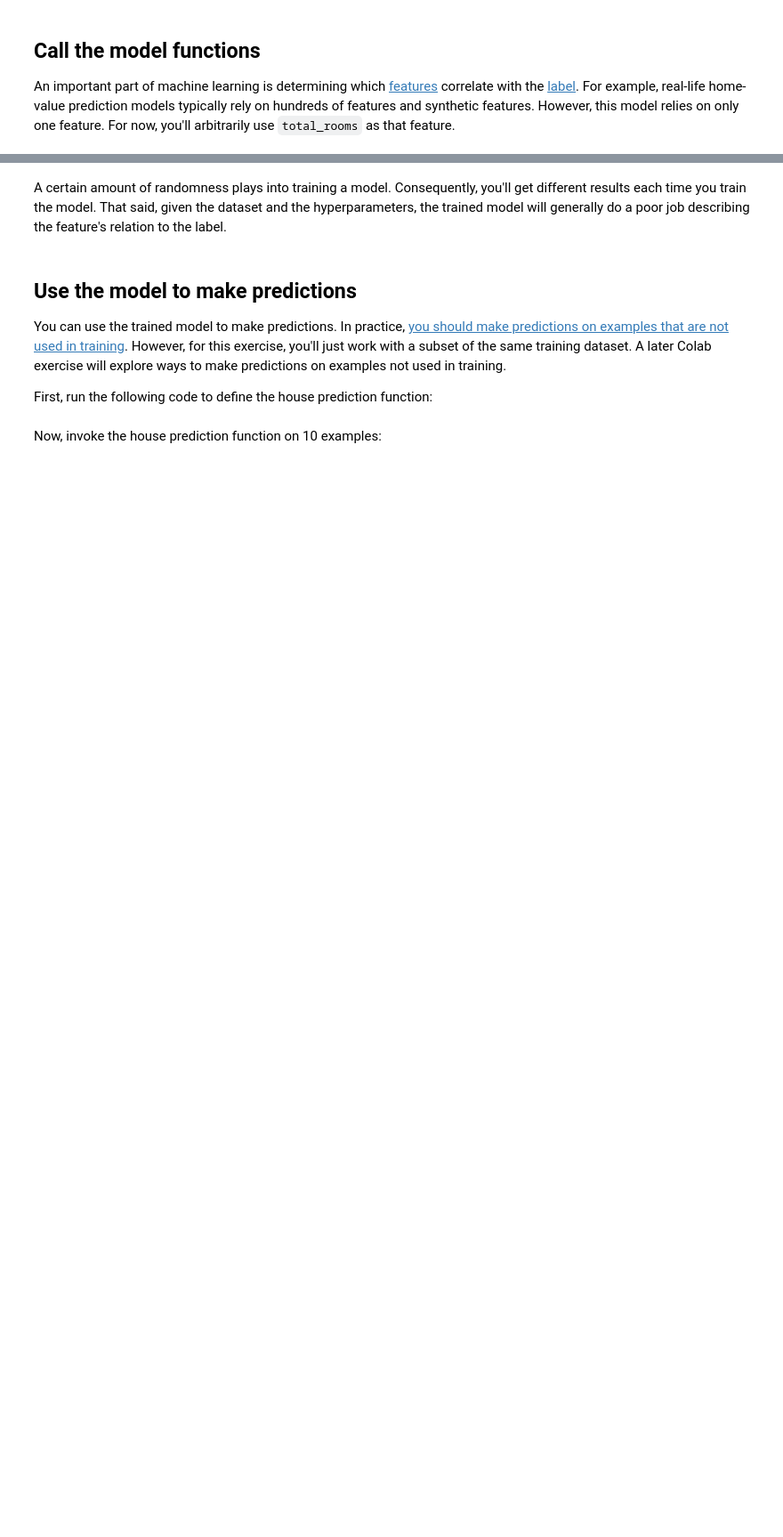
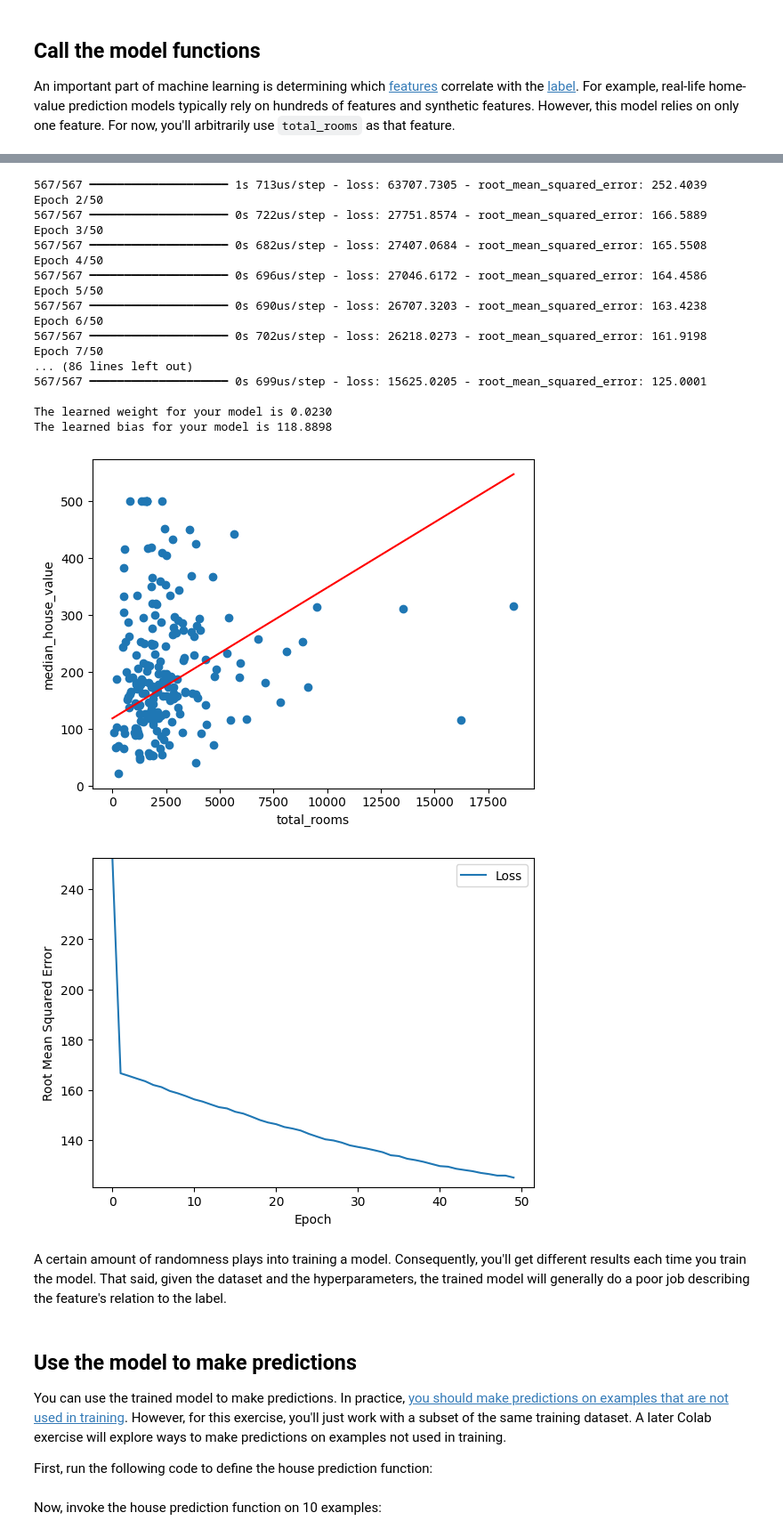
Before and after one commit to leon-pscl/CPE313, a Jupyter notebook: prelim/HOA1.1/HOA_1_Using_Tensorflow_with_a_Real_Dataset_(with_solutions).ipynb, the cells around one changed output, grey strips where cells are left out. Shown at 89% size. Drawn from its saved outputs; the diff is of its cells as text; code cells hidden in the pictures; blank space fills up the shorter version.

```diff
--- a/prelim/HOA1.1/HOA_1_Using_Tensorflow_with_a_Real_Dataset_(with_solutions).ipynb
+++ b/prelim/HOA1.1/HOA_1_Using_Tensorflow_with_a_Real_Dataset_(with_solutions).ipynb
@@ -147,7 +166,7 @@ def build_model(my_learning_rate):
 
   # Compile the model topography into code that TensorFlow can efficiently
   # execute. Configure training to minimize the model's mean squared error.
-  model.compile(optimizer=tf.keras.optimizers.experimental.RMSprop(learning_rate=my_learning_rate),
+  model.compile(optimizer=tf.keras.optimizers.RMSprop(learning_rate=my_learning_rate),
                 loss="mean_squared_error",
                 metrics=[tf.keras.metrics.RootMeanSquaredError()])
 
@@ -206,9 +227,9 @@ def plot_the_model(trained_weight, trained_bias, feature, label):
   # Create a red line representing the model. The red line starts
   # at coordinates (x0, y0) and ends at coordinates (x1, y1).
   x0 = 0
-  y0 = trained_bias
-  x1 = random_examples[feature].max()
-  y1 = trained_bias + (trained_weight * x1)
+  y0 = float(trained_bias)
+  x1 = float(random_examples[feature].max())
+  y1 = float(trained_bias + (trained_weight * x1))
   plt.plot([x0, x1], [y0, y1], c='r')
 
   # Render the scatter plot and the red line.
@@ -234,8 +257,8 @@ print("Defined the plot_the_model and plot_the_loss_curve functions.")
 An important part of machine learning is determining which [features](https://developers.google.com/machine-learning/glossary/#feature) correlate with the [label](https://developers.google.com/machine-learning/glossary/#label). For example, real-life home-value prediction models typically rely on hundreds of features and synthetic features. However, this model relies on only one feature. For now, you'll arbitrarily use `total_rooms` as that feature.
 # %%
 # The following variables are the hyperparameters.
-learning_rate = 0.01
-epochs = 30
+learning_rate = 0.005
+epochs = 50
 batch_size = 30
 
 # Specify the feature and the label.
@@ -258,3 +281,4 @@ print("The learned bias for your model is %.4f\n" % bias )
 
 plot_the_model(weight, bias, my_feature, my_label)
 plot_the_loss_curve(epochs, rmse)
+# %% [output]
@@ -261,3 +286,22 @@ plot_the_loss_curve(epochs, rmse)
+567/567 ━━━━━━━━━━━━━━━━━━━━ 1s 713us/step - loss: 63707.7305 - root_mean_squared_error: 252.4039
+Epoch 2/50
+567/567 ━━━━━━━━━━━━━━━━━━━━ 0s 722us/step - loss: 27751.8574 - root_mean_squared_error: 166.5889
+Epoch 3/50
+567/567 ━━━━━━━━━━━━━━━━━━━━ 0s 682us/step - loss: 27407.0684 - root_mean_squared_error: 165.5508
+Epoch 4/50
+567/567 ━━━━━━━━━━━━━━━━━━━━ 0s 696us/step - loss: 27046.6172 - root_mean_squared_error: 164.4586
+Epoch 5/50
+567/567 ━━━━━━━━━━━━━━━━━━━━ 0s 690us/step - loss: 26707.3203 - root_mean_squared_error: 163.4238
+Epoch 6/50
+567/567 ━━━━━━━━━━━━━━━━━━━━ 0s 702us/step - loss: 26218.0273 - root_mean_squared_error: 161.9198
+Epoch 7/50
+... (86 lines left out)
+567/567 ━━━━━━━━━━━━━━━━━━━━ 0s 699us/step - loss: 15625.0205 - root_mean_squared_error: 125.0001
+
+The learned weight for your model is 0.0230
+The learned bias for your model is 118.8898
+[figure, added]
+[figure, added]
 # %% [markdown]
 A certain amount of randomness plays into training a model. Consequently, you'll get different results each time you train the model. That said, given the dataset and the hyperparameters, the trained model will generally do a poor job describing the feature's relation to the label.
 # %% [markdown]
```
Also changed, not shown: parts of 16 cells of this notebook.
